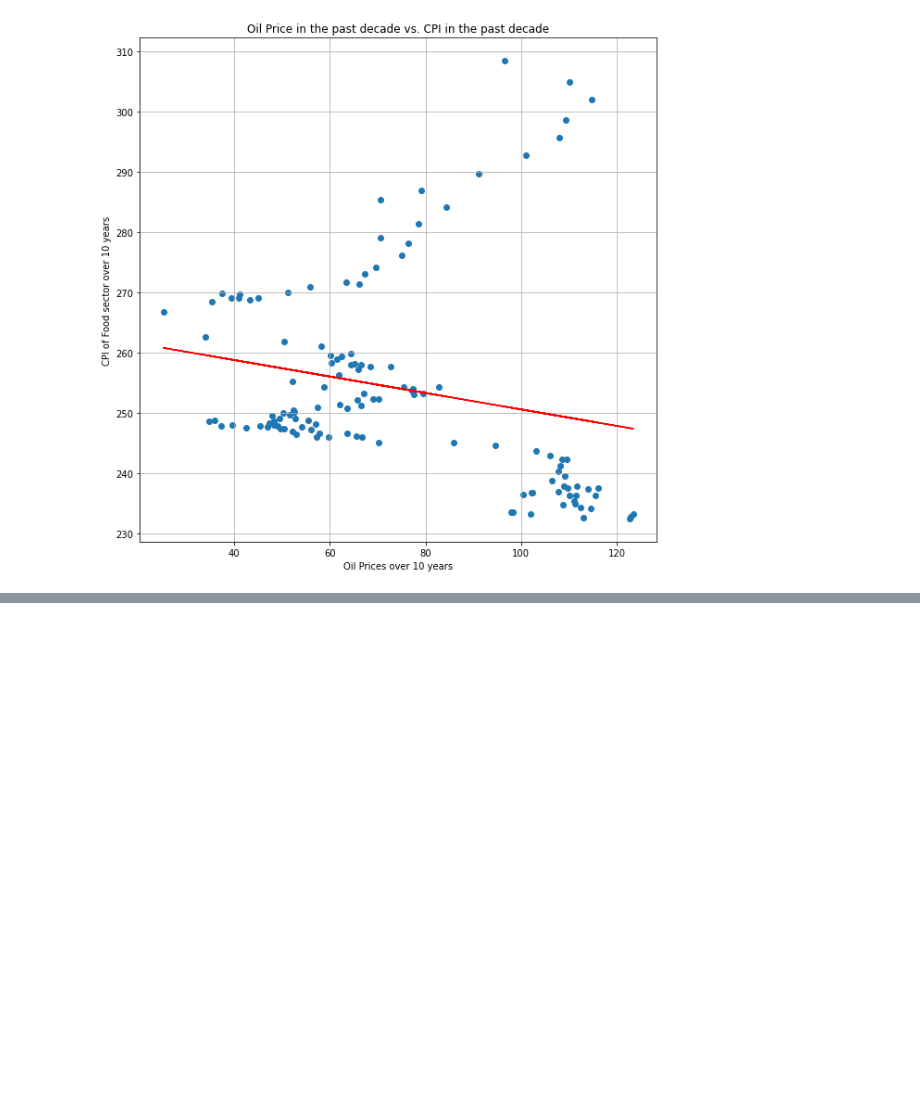
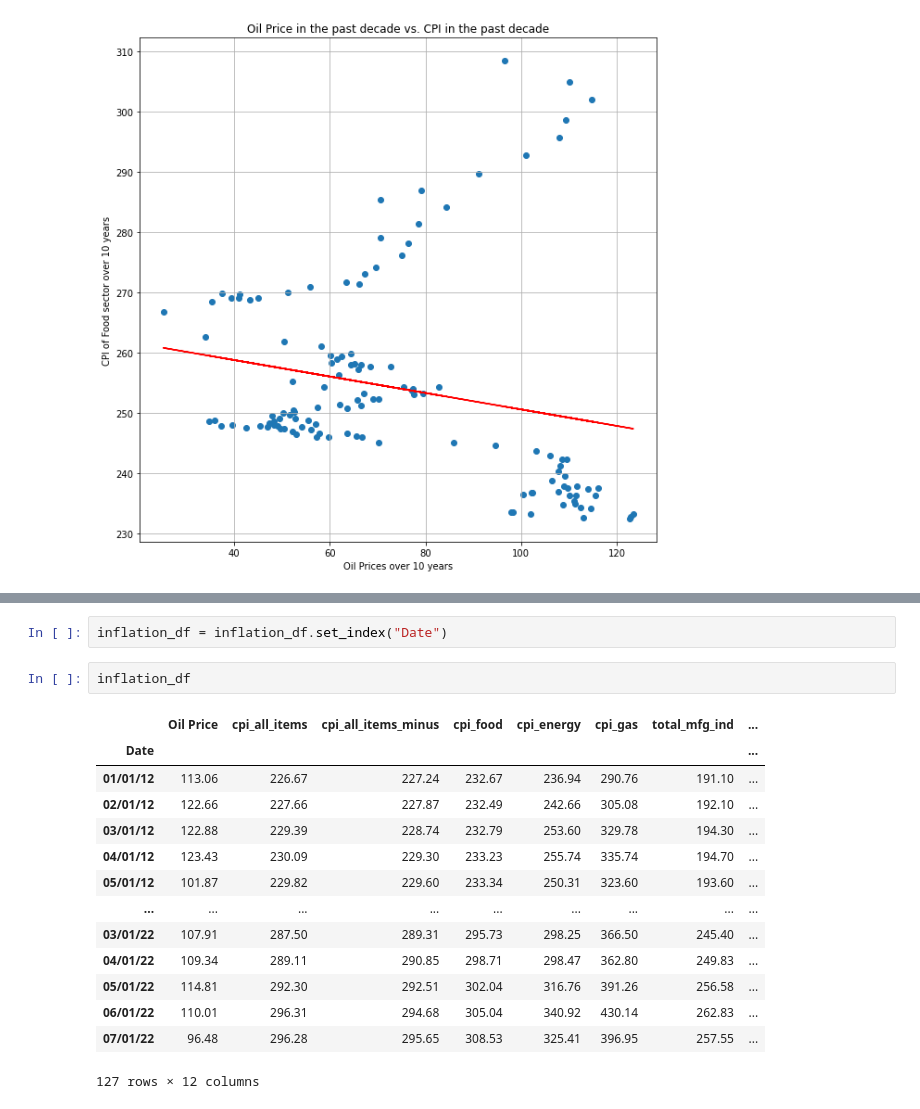
Before and after one commit to Master-Leo/Team-6-Main, a Jupyter notebook: Project 1 Code/statistical_analysis.ipynb, the cells around one changed output, grey strips where cells are left out. Cells and saved outputs as stored; diff of their text form; blank space fills up the shorter version.

```diff
--- a/Project 1 Code/statistical_analysis.ipynb
+++ b/Project 1 Code/statistical_analysis.ipynb
@@ -187,0 +192,19 @@ plt.show()
+# %%
+inflation_df = inflation_df.set_index("Date")
+# %%
+inflation_df
+# %% [output]
+|  | Oil Price | cpi_all_items | cpi_all_items_minus | cpi_food | cpi_energy | cpi_gas | total_mfg_ind | ... |
+| Date |  |  |  |  |  |  |  | ... |
+| 01/01/12 | 113.06 | 226.67 | 227.24 | 232.67 | 236.94 | 290.76 | 191.10 | ... |
+| 02/01/12 | 122.66 | 227.66 | 227.87 | 232.49 | 242.66 | 305.08 | 192.10 | ... |
+| 03/01/12 | 122.88 | 229.39 | 228.74 | 232.79 | 253.60 | 329.78 | 194.30 | ... |
+| 04/01/12 | 123.43 | 230.09 | 229.30 | 233.23 | 255.74 | 335.74 | 194.70 | ... |
+| 05/01/12 | 101.87 | 229.82 | 229.60 | 233.34 | 250.31 | 323.60 | 193.60 | ... |
+| ... | ... | ... | ... | ... | ... | ... | ... | ... |
+| 03/01/22 | 107.91 | 287.50 | 289.31 | 295.73 | 298.25 | 366.50 | 245.40 | ... |
+| 04/01/22 | 109.34 | 289.11 | 290.85 | 298.71 | 298.47 | 362.80 | 249.83 | ... |
+| 05/01/22 | 114.81 | 292.30 | 292.51 | 302.04 | 316.76 | 391.26 | 256.58 | ... |
+| 06/01/22 | 110.01 | 296.31 | 294.68 | 305.04 | 340.92 | 430.14 | 262.83 | ... |
+| 07/01/22 | 96.48 | 296.28 | 295.65 | 308.53 | 325.41 | 396.95 | 257.55 | ... |
+127 rows × 12 columns
```
Also changed, not shown: parts of 4 cells of this notebook, 2 other files.
